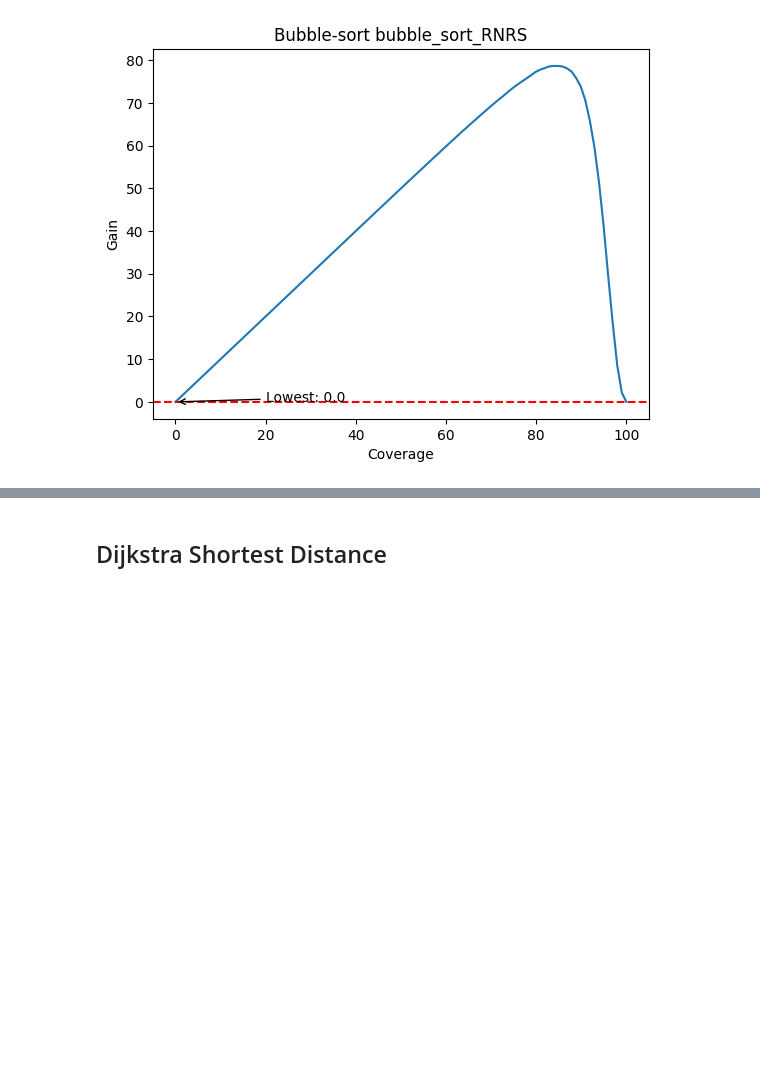
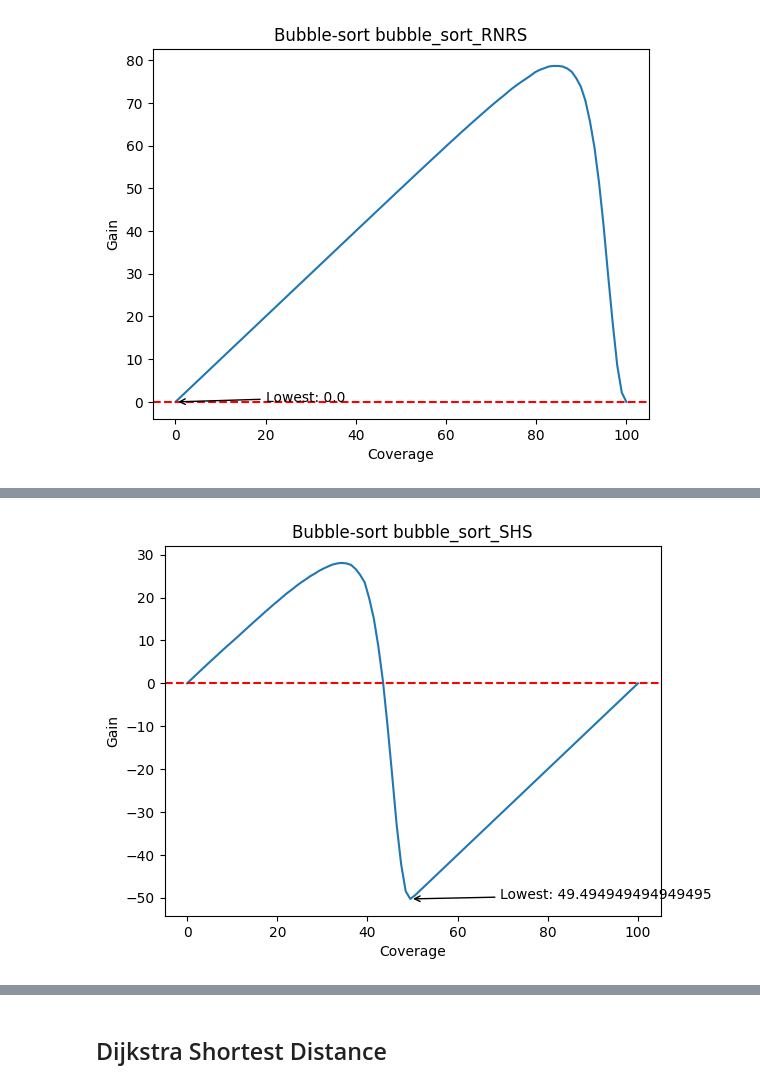
Before and after one commit to biniyam-mt/EDL, a Jupyter notebook: opt.ipynb, the cells around one changed output, grey strips where cells are left out. Saved outputs shown, nothing was run; the diff lists cells and outputs as text; code cells hidden in the pictures; blank space fills up the shorter version.

```diff
--- a/opt.ipynb
+++ b/opt.ipynb
@@ -122,0 +129,4 @@ opt("Bubble-sort","bubble_sort_RNRS_HS")
+# %%
+opt("Bubble-sort","bubble_sort_SHS") #second half sorted
+# %% [output]
+[figure, added]
```
Also changed, not shown: parts of 4 cells of this notebook, 1 other file.
